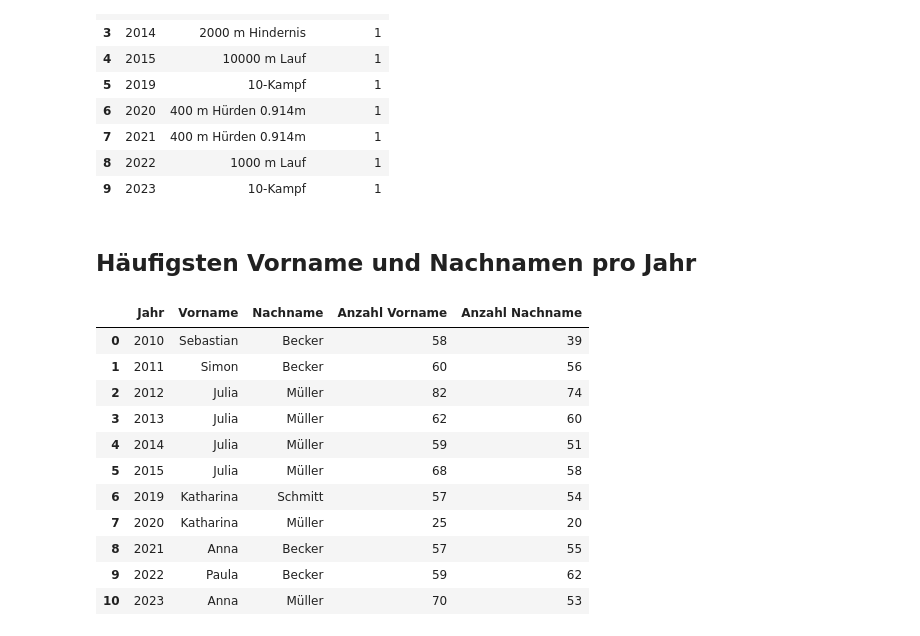
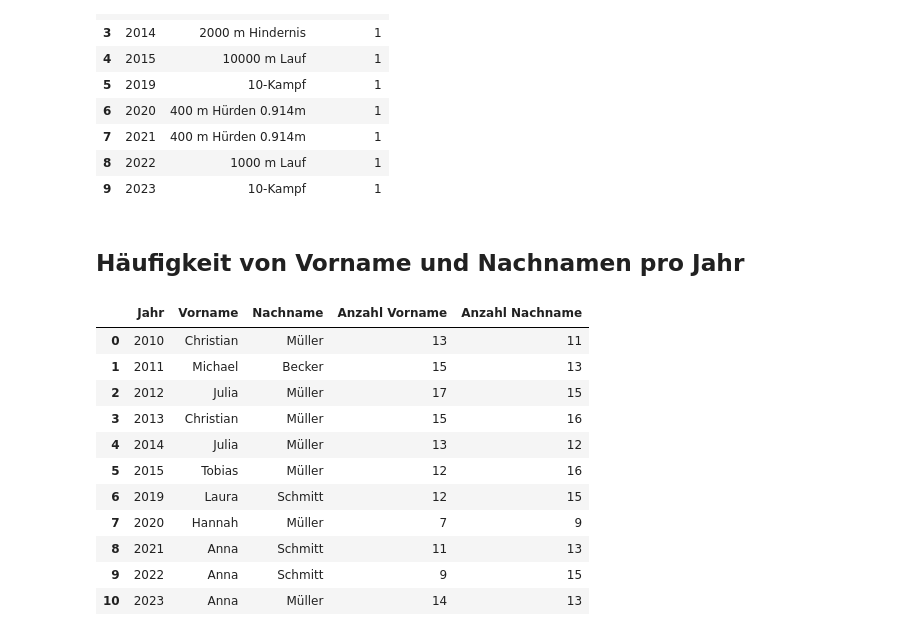
Before and after one commit to nimarion/slb, a Jupyter notebook: compare.ipynb, the cells around one changed output. Cells and saved outputs as stored; diff of their text form; code cells hidden in the pictures.

```diff
--- a/compare.ipynb
+++ b/compare.ipynb
@@ -181,35 +181,38 @@ display(disciplines)
 | 8 | 2022 | 1000 m Lauf | 1 |
 | 9 | 2023 | 10-Kampf | 1 |
 # %% [markdown]
-## Häufigsten Vorname und Nachnamen pro Jahr
+## Häufigkeit von Vorname und Nachnamen pro Jahr
 # %%
+data_org = data
+data = data.drop_duplicates(subset=['athleteId', 'year'])
 firstnames = data.groupby(['year', 'firstname'])['firstname'].count().reset_index(name='count')
 lastnames = data.groupby(['year', 'lastname'])['lastname'].count().reset_index(name='count')
 firstnames = firstnames.sort_values(by=['year', 'count'], ascending=False)
 lastnames = lastnames.sort_values(by=['year', 'count'], ascending=False)
 firstnames = firstnames.groupby('year').first()
 lastnames = lastnames.groupby('year').first()
 firstnames = firstnames.reset_index()
 lastnames = lastnames.reset_index()
 most_common_names = pd.merge(firstnames, lastnames, on='year')
 most_common_names.rename(columns={'year': 'Jahr', 'firstname': 'Vorname', 'count_x': 'Anzahl Vorname', 'lastname': 'Nachname', 'count_y': 'Anzahl Nachname'}, inplace=True)
 cols = list(most_common_names.columns.values)
 cols.remove('Anzahl Vorname')
 cols.remove('Anzahl Nachname')
 cols.append('Anzahl Vorname')
 cols.append('Anzahl Nachname')
 most_common_names = most_common_names[cols]
 display(most_common_names)
+data = data_org
 # %% [output]
 |  | Jahr | Vorname | Nachname | Anzahl Vorname | Anzahl Nachname |
-| 0 | 2010 | Sebastian | Becker | 58 | 39 |
-| 1 | 2011 | Simon | Becker | 60 | 56 |
-| 2 | 2012 | Julia | Müller | 82 | 74 |
-| 3 | 2013 | Julia | Müller | 62 | 60 |
-| 4 | 2014 | Julia | Müller | 59 | 51 |
-| 5 | 2015 | Julia | Müller | 68 | 58 |
-| 6 | 2019 | Katharina | Schmitt | 57 | 54 |
-| 7 | 2020 | Katharina | Müller | 25 | 20 |
-| 8 | 2021 | Anna | Becker | 57 | 55 |
-| 9 | 2022 | Paula | Becker | 59 | 62 |
-| 10 | 2023 | Anna | Müller | 70 | 53 |
+| 0 | 2010 | Christian | Müller | 13 | 11 |
+| 1 | 2011 | Michael | Becker | 15 | 13 |
+| 2 | 2012 | Julia | Müller | 17 | 15 |
+| 3 | 2013 | Christian | Müller | 15 | 16 |
+| 4 | 2014 | Julia | Müller | 13 | 12 |
+| 5 | 2015 | Tobias | Müller | 12 | 16 |
+| 6 | 2019 | Laura | Schmitt | 12 | 15 |
+| 7 | 2020 | Hannah | Müller | 7 | 9 |
+| 8 | 2021 | Anna | Schmitt | 11 | 13 |
+| 9 | 2022 | Anna | Schmitt | 9 | 15 |
+| 10 | 2023 | Anna | Müller | 14 | 13 |
```
Also changed, not shown: parts of 9 cells of this notebook, 2 other files.
